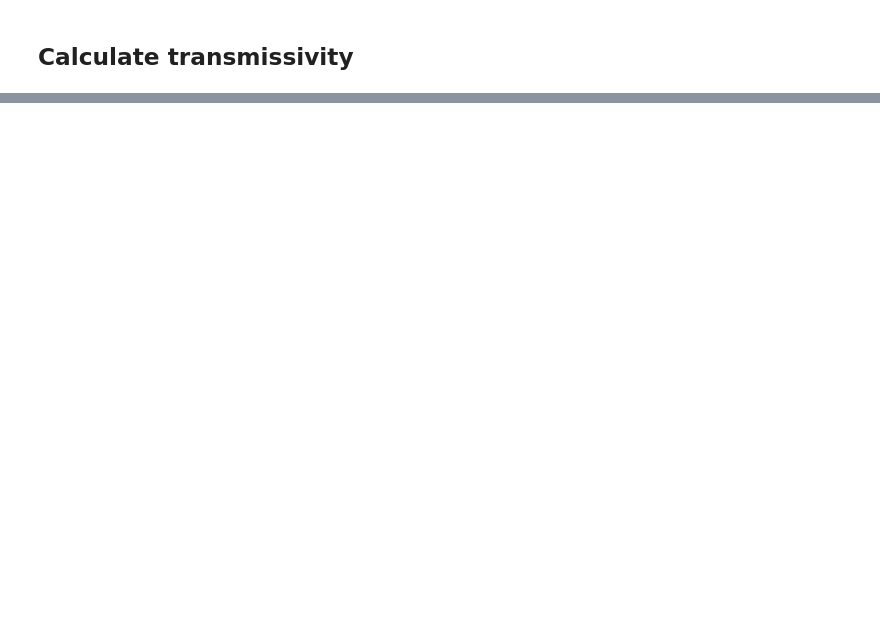
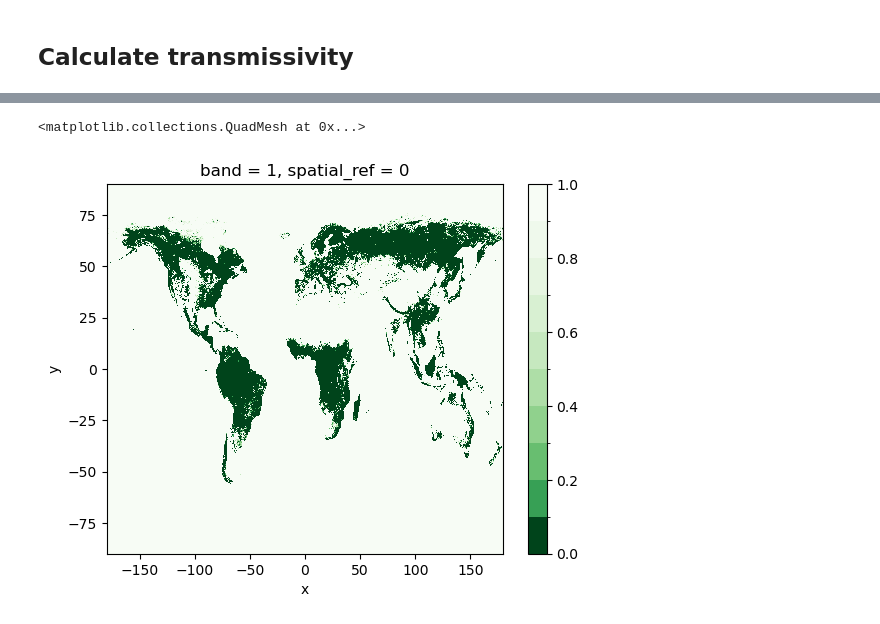
Before and after one commit to MinttuPekkala/Unibe_transmissivity_maps, a Jupyter notebook: Kemijoki_ENVEO_transmissivity.ipynb, the cells around one changed output, grey strips where cells are left out. Saved outputs shown, nothing was run; the diff lists cells and outputs as text; code cells hidden in the pictures; blank space fills up the shorter version.

```diff
--- a/Kemijoki_ENVEO_transmissivity.ipynb
+++ b/Kemijoki_ENVEO_transmissivity.ipynb
@@ -84,3 +162,34 @@ t2.plot(cmap=reversed_map)
+# %%
+import numpy as np
+import matplotlib.colors as mcolors
+
+# Number of discrete steps
+n_steps = 10
+
+# --- Intensified gradient across the full range ---
+# gamma < 1 spreads colors out more (more intense/dramatic gradient)
+# gamma = 1 is the original, evenly-spaced gradient
+# gamma > 1 would compress colors together (less dramatic)
+# Endpoints (0 and 1) stay untouched either way.
+
+gamma = 0.5  # lower = more intense/dramatic gradient overall
+
+step_positions = np.linspace(0, 1, n_steps)
+stretched_positions = step_positions ** gamma
+
+all_colors = reversed_map(stretched_positions)
+stepped_cmap = mcolors.ListedColormap(all_colors)
+
+# Bounds stay evenly spaced across the actual data range, unchanged
+vmin = np.nanmin(t2.values)
+vmax = np.nanmax(t2.values)
+bounds = np.linspace(vmin, vmax, n_steps + 1)
+norm = mcolors.BoundaryNorm(bounds, stepped_cmap.N)
+
+t2.plot(cmap=stepped_cmap, norm=norm)
+# %% [output]
+<matplotlib.collections.QuadMesh at 0x...>
+[figure, added]
 # %%
 print(np.unique(t2.values[~np.isnan(t2.values)]))
 # %% [output]
```
Also changed, not shown: parts of 19 cells of this notebook, 3 other files.
